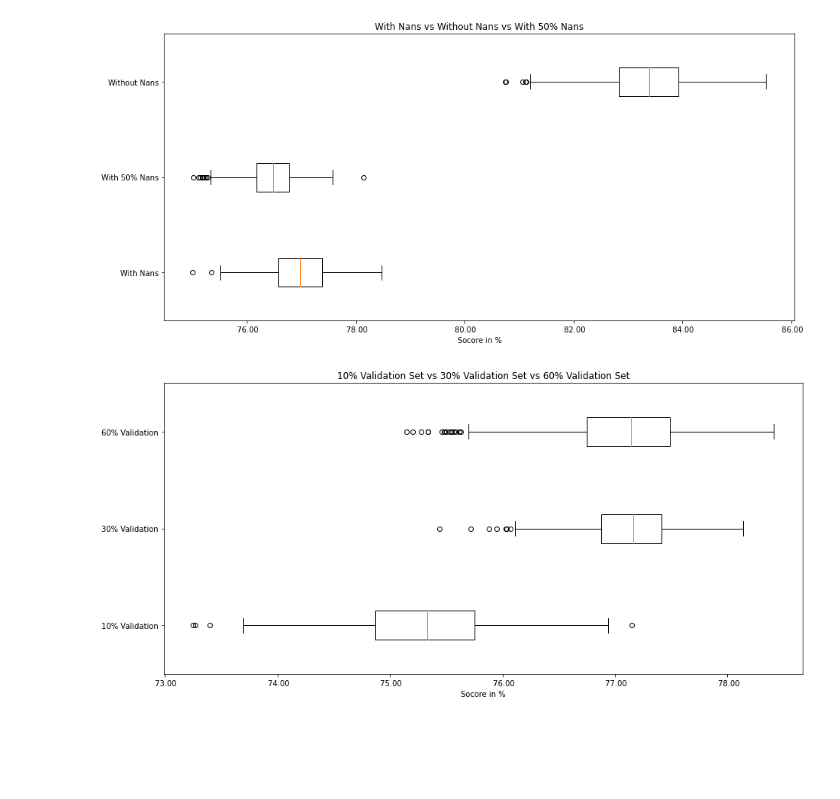
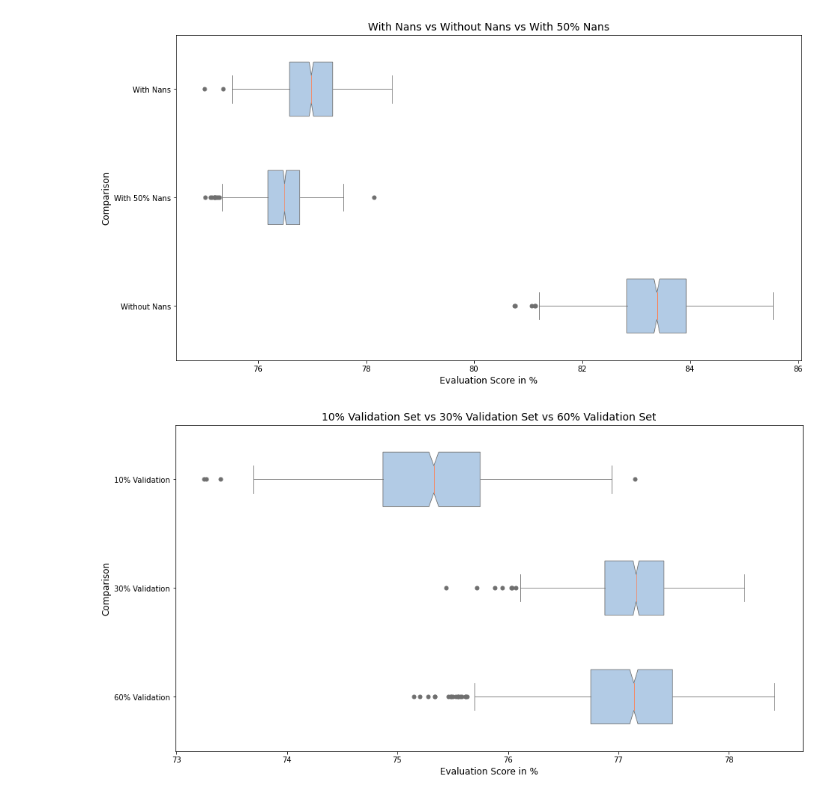
Before and after one commit to dude2033/data_synthesizer, a Jupyter notebook: DataVisualization.ipynb, the cells around one changed output. Cells and saved outputs as stored; diff of their text form; code cells hidden in the pictures; blank space fills up the shorter version.

Commit message:
Data Visualization with all the graphs finished

```diff
--- a/DataVisualization.ipynb
+++ b/DataVisualization.ipynb
@@ -32,31 +34,30 @@ def Plotwith2param(data1,data2):
         xdata2.append(float(d2.strip('%')))
 
     return xdata1, xdata2
-# %%
-def plotbox(title, data):
-    fig = plt.figure(figsize =(15, 7))
-    ax = plt.subplot()
-    ax.set_title(title)
-
-    ax.boxplot(data.values(), vert = 0)
-    ax.set_yticklabels(data.keys())
-    ax.xaxis.set_major_formatter(plt.FormatStrFormatter('% .2f'))
-    #ax.set_xlim(74, 86)
-    ax.set_xlabel('Socore in %')
+# %%
+def plotbox(title,xlabel,ylabel,data):
+    df = pd.DataFrame.from_dict(data)
+    plt.figure(figsize=(15,8))
+    boxplot = sns.boxplot(data=df,  orient='h', width=0.5,palette="pastel",linewidth=0.8,flierprops={"marker": "o"},
+        boxprops={"facecolor": (.4, .6, .8, .5)},
+        medianprops={"color": "coral"},notch=True)
+    boxplot.axes.set_title(title, fontsize=14)
+    boxplot.set_xlabel(xlabel, fontsize=12)
+    boxplot.set_ylabel(ylabel, fontsize=12)
 # %%
 withoutNans = pd.read_csv("SyntheticData/withoutNans.csv", header=None)
 withNans = pd.read_csv("SyntheticData/withalltheNansnointerpolation.csv", header=None)
 withhalfNans = pd.read_csv("SyntheticData/with50%Nansnointerpolation.csv", header=None)
 
 data1,data2,data3 = Plotwith3param(withNans,withhalfNans,withoutNans)
 
 dicdata = {"With Nans" :data1, "With 50% Nans" : data2, "Without Nans": data3}
 
-plotbox('With Nans vs Without Nans vs With 50% Nans',dicdata)
+plotbox('With Nans vs Without Nans vs With 50% Nans',"Evaluation Score in %","Comparison",dicdata)
 # %% [output]
-[figure, old version]
+[figure, new version]
 # %%
-##ToDo änderung der menge der Nans und mit einem fixen Validation value
+#ToDo änderung der menge der Nans und mit einem fixen Validation value
 
 val10 = pd.read_csv("SyntheticData/10%Nans10%validationSet.csv", header=None)
 val30 = pd.read_csv("SyntheticData/10%Nans30%validationSet.csv", header=None)
@@ -66,6 +67,6 @@ data1,data2,data3 = Plotwith3param(val10,val30,val60)
 
 dicdata = {"10% Validation" :data1, "30% Validation" : data2, "60% Validation": data3}
 
-plotbox("10% Validation Set vs 30% Validation Set vs 60% Validation Set",dicdata)
+plotbox("10% Validation Set vs 30% Validation Set vs 60% Validation Set","Evaluation Score in %","Comparison",dicdata)
 # %% [output]
-[figure, old version]
+[figure, new version]
```
Also changed, not shown: parts of 6 cells of this notebook, 2 other files.
